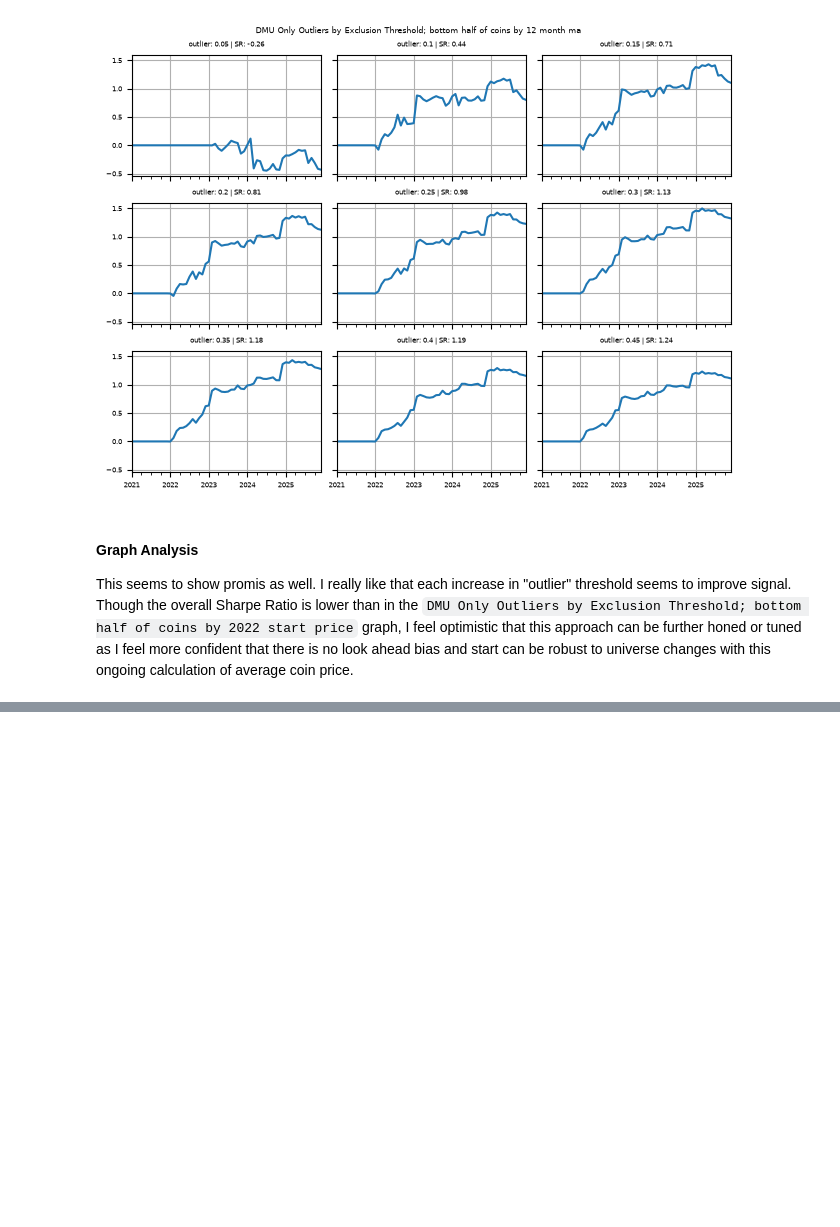
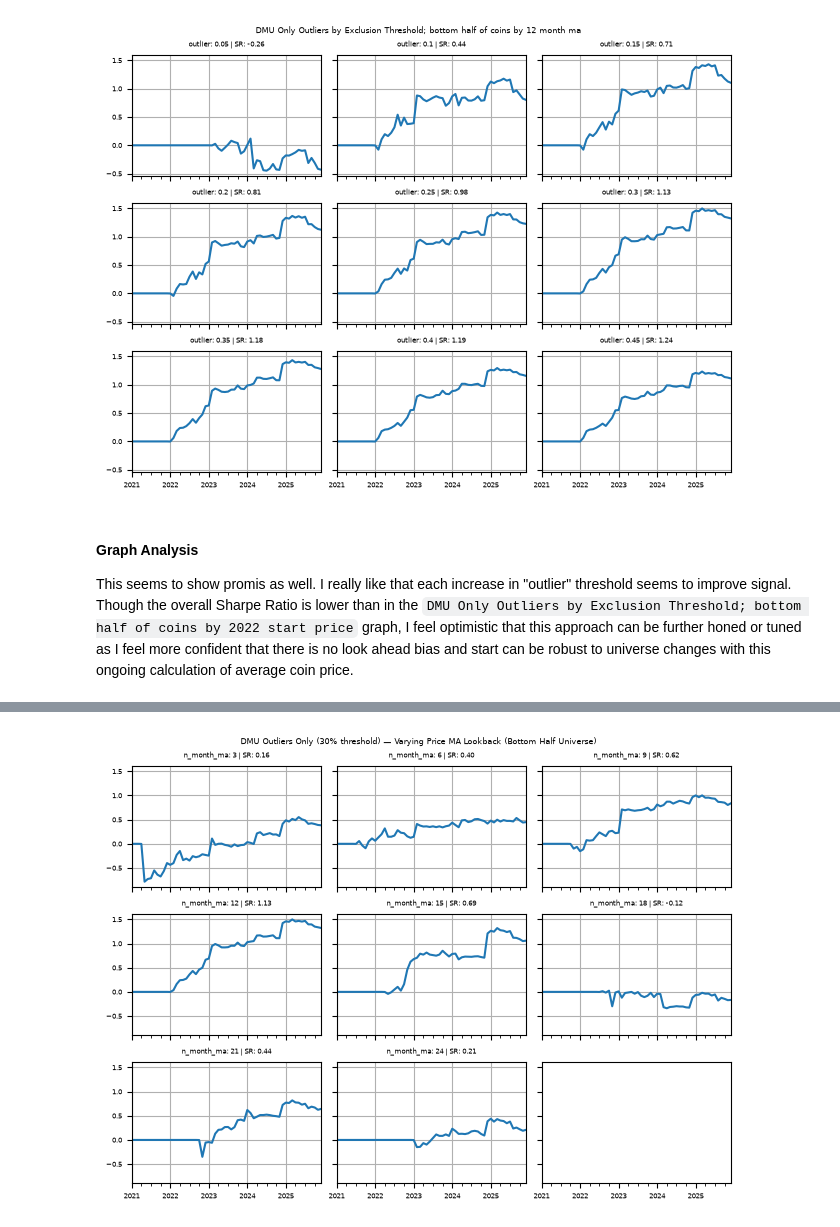
Before and after one commit to jude253/wall-street-quants-course-project, a Jupyter notebook: src/wall_street_quants_course_project/analysis/20260616__umd_variations.ipynb, the cells around one changed output, grey strips where cells are left out. Drawn from its saved outputs; the diff is of its cells as text; code cells hidden in the pictures; blank space fills up the shorter version.

```diff
--- a/src/wall_street_quants_course_project/analysis/20260616__umd_variations.ipynb
+++ b/src/wall_street_quants_course_project/analysis/20260616__umd_variations.ipynb
@@ -409,0 +532,28 @@ of average coin price.
+# %%
+n_month_mas = [n_month_ma for n_month_ma in range(3, 25, 3)]
+
+n_cols = 3
+n_rows = math.ceil(len(n_month_mas) / n_cols)
+
+with plt.rc_context({"font.size": 5}):
+    fig, ax = plt.subplots(n_rows, n_cols, sharex=True, sharey=True)
+    fig.set_tight_layout(tight=True)
+    fig.suptitle("DMU Outliers Only (30% threshold) — Varying Price MA Lookback (Bottom Half Universe)")
+
+    axes = ax.flatten()
+
+    for i, n_month_ma in enumerate(n_month_mas):
+        (
+            ret, w, port_contrib_ret, gross_ret, net_ret,
+        ) = calc_dmu_outliers_only_lower_half_price_n_month_ma(
+            px_monthly,
+            outlier_pct=0.3,
+            n_month_ma=n_month_ma,
+        )
+        sharpe = (net_ret.mean() / net_ret.std()) * np.sqrt(12)
+        axes[i].set_title(f'n_month_ma: {n_month_ma} | SR: {sharpe:.2f}', fontsize=5)
+        net_ret.cumsum().plot(ax=axes[i])
+        axes[i].grid()
+    plt.show()
+# %% [output]
+[figure, added]
```
Also changed, not shown: parts of 11 cells of this notebook.
